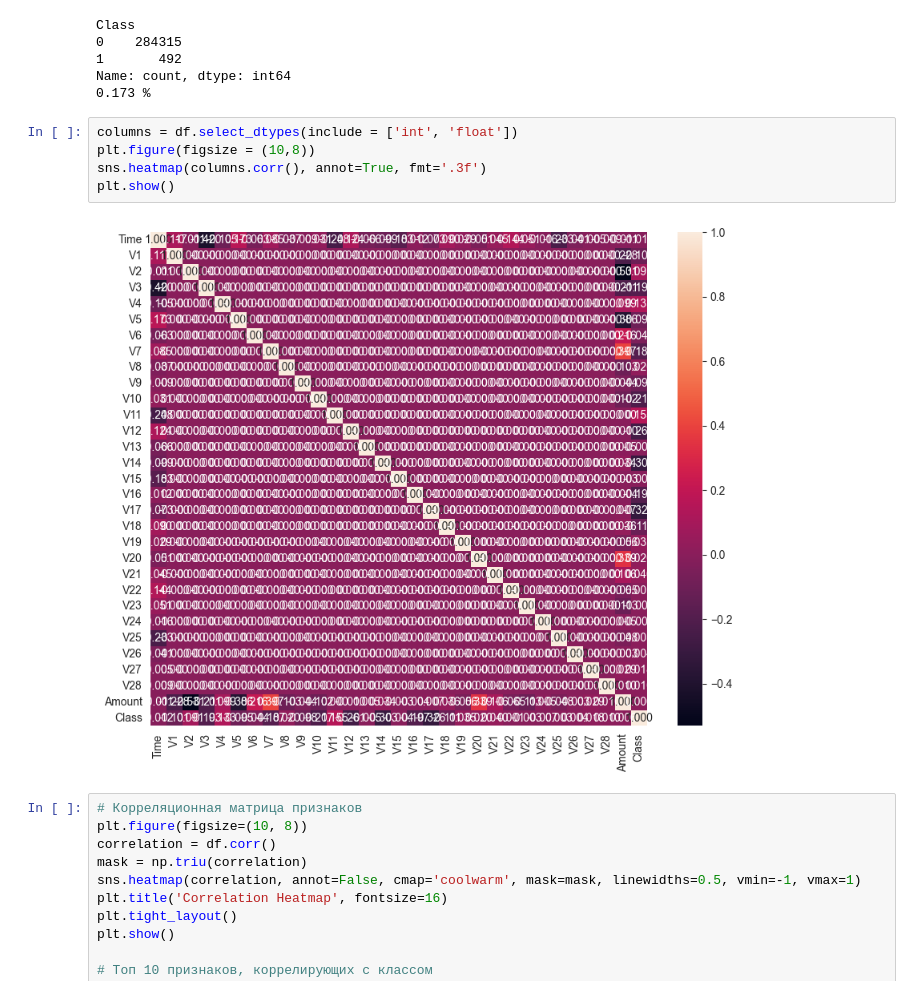
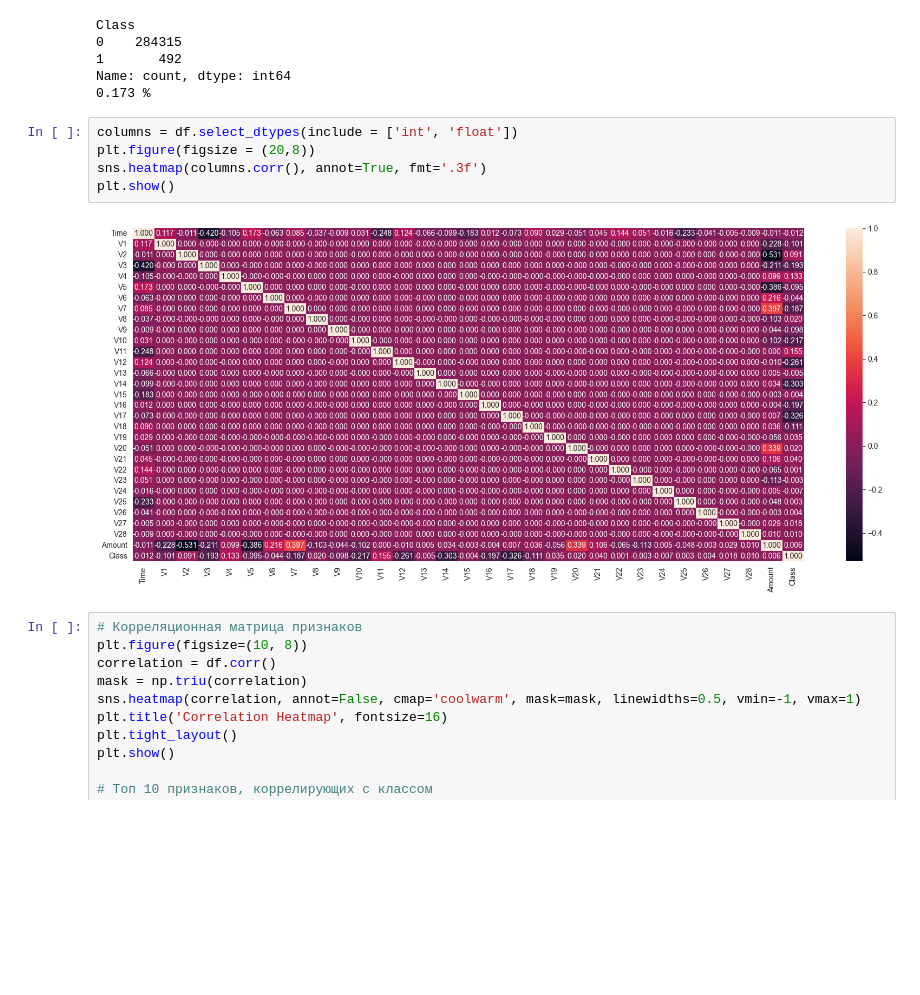
Before and after one commit to Iskander80/ML, a Jupyter notebook: home_task_3.ipynb, the cells around one changed output. Drawn from its saved outputs; the diff is of its cells as text; blank space fills up the shorter version.

```diff
--- a/home_task_3.ipynb
+++ b/home_task_3.ipynb
@@ -76,11 +83,11 @@ Name: count, dtype: int64
 0.173 %
 # %%
 columns = df.select_dtypes(include = ['int', 'float'])
-plt.figure(figsize = (10,8))
+plt.figure(figsize = (20,8))
 sns.heatmap(columns.corr(), annot=True, fmt='.3f')
 plt.show()
 # %% [output]
-[figure, old version]
+[figure, new version]
 # %%
 # Корреляционная матрица признаков
 plt.figure(figsize=(10, 8))
```
Also changed, not shown: parts of 31 cells of this notebook.
